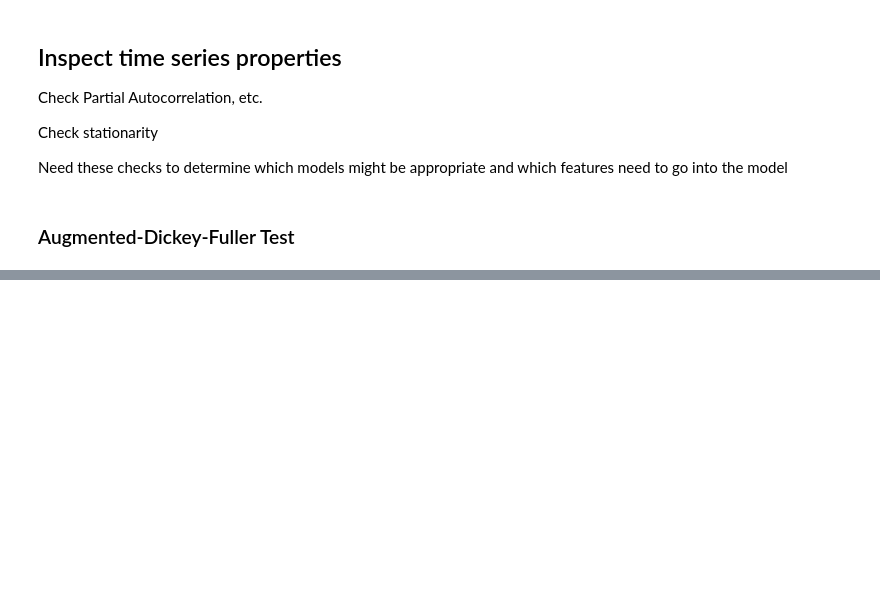
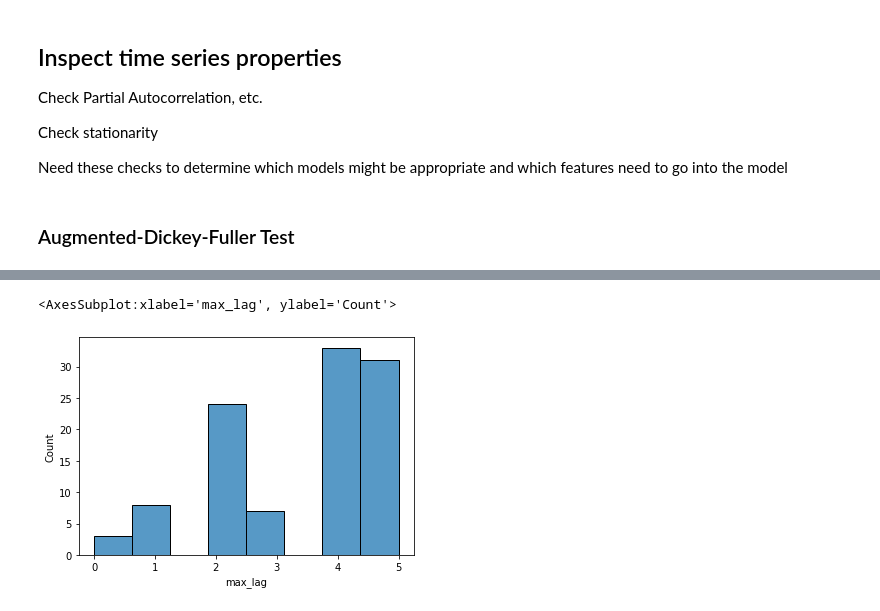
Before and after one commit to Mebbel/PortfolioManagement, a Jupyter notebook: _C011_Predict_Distributions_TopDown.ipynb, the cells around one changed output, grey strips where cells are left out. Cells and saved outputs as stored; diff of their text form; code cells hidden in the pictures; blank space fills up the shorter version.

```diff
--- a/_C011_Predict_Distributions_TopDown.ipynb
+++ b/_C011_Predict_Distributions_TopDown.ipynb
@@ -376,0 +446,6 @@ Check how many lags are relevant for time series
+# %%
+# Distribution of max lag
+sns.histplot(data=df_max_lag, x='max_lag')
+# %% [output]
+<AxesSubplot:xlabel='max_lag', ylabel='Count'>
+[figure, added]
```
Also changed, not shown: parts of 14 cells of this notebook, 1 other file.
